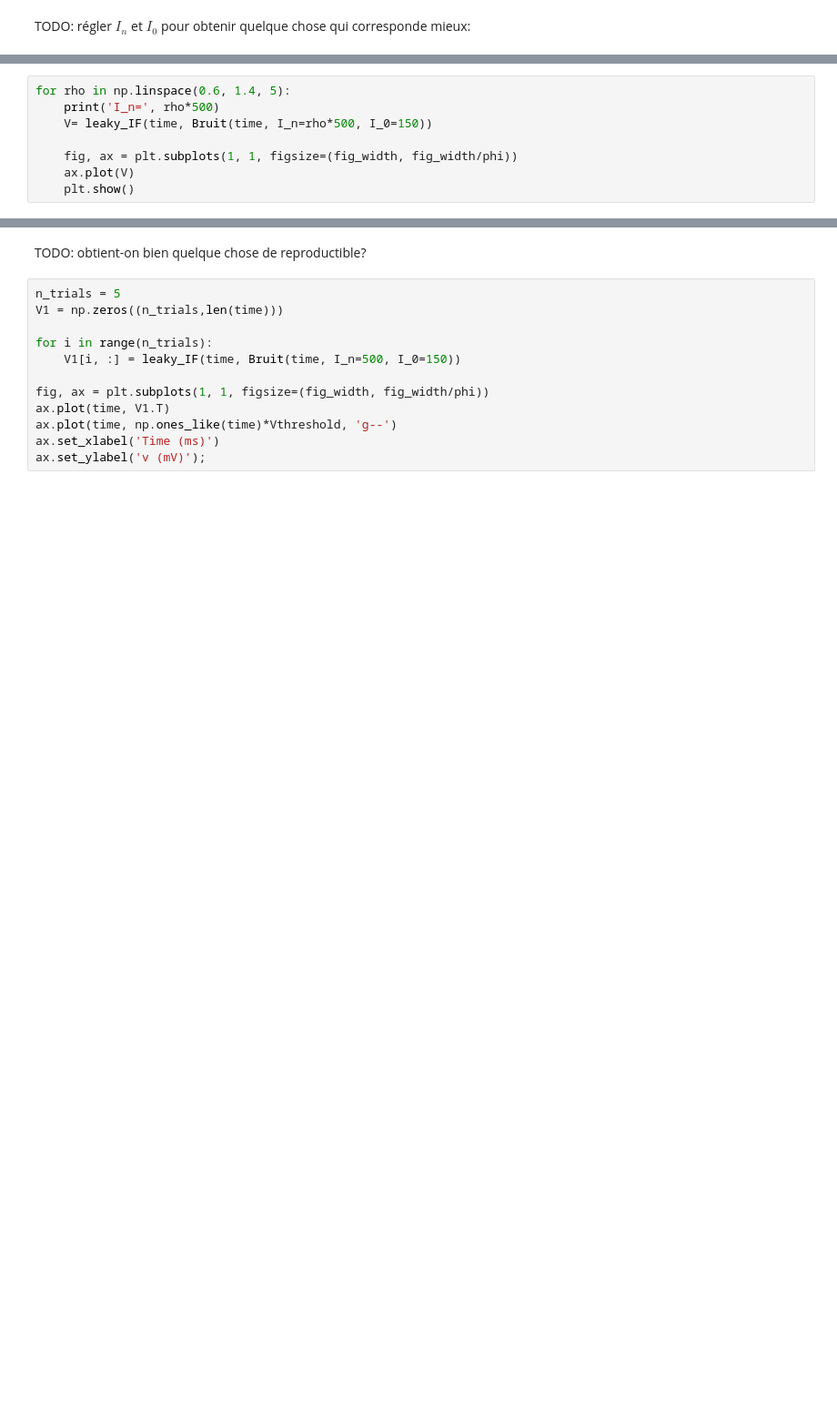
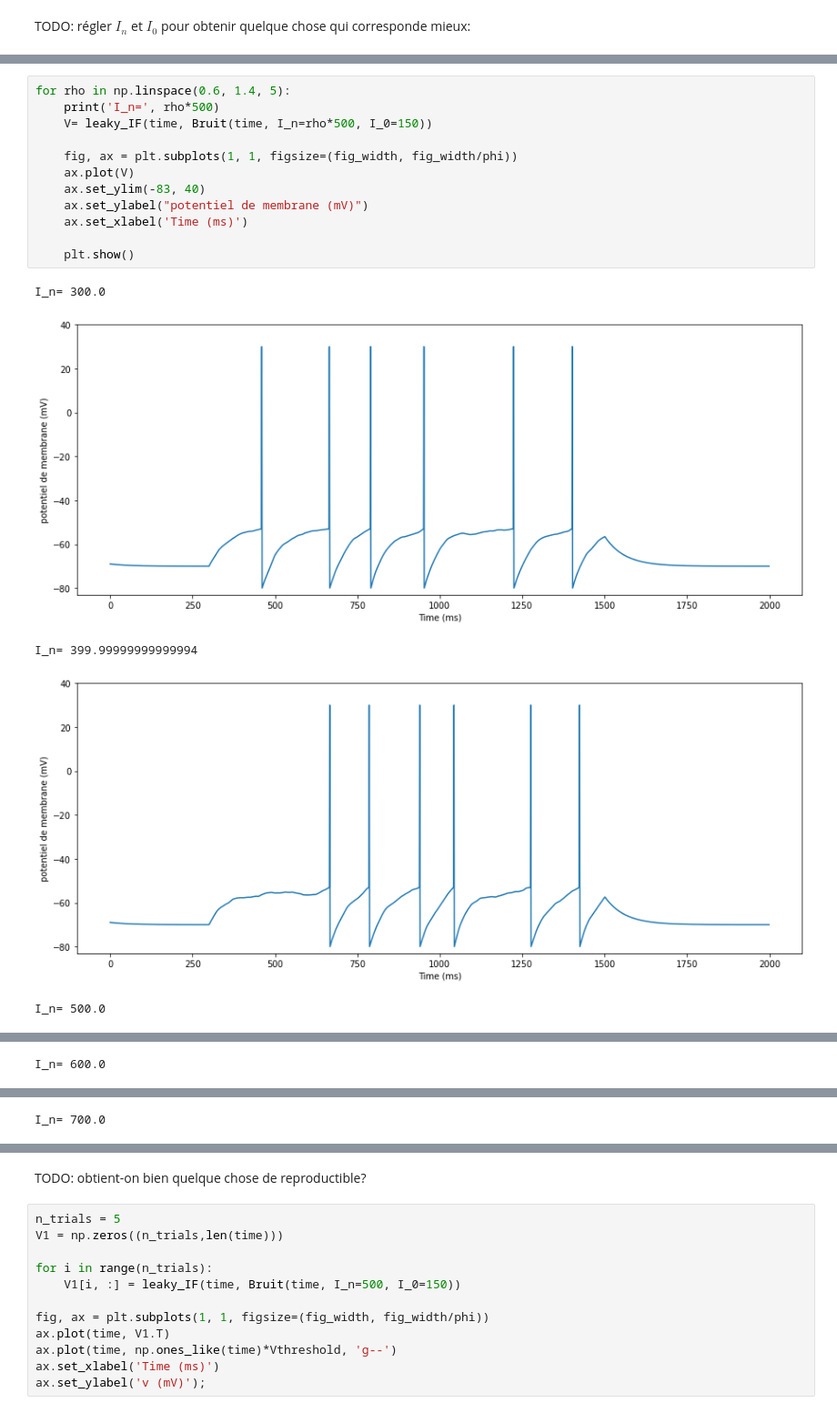
Before and after one commit to laurentperrinet/2021_UE-neurosciences-computationnelles, a Jupyter notebook: MainenSejnowski1995.ipynb, the cells around one changed output, grey strips where cells are left out. Shown at 91% size. Saved outputs shown, nothing was run; the diff lists cells and outputs as text; blank space fills up the shorter version.

```diff
--- a/MainenSejnowski1995.ipynb
+++ b/MainenSejnowski1995.ipynb
@@ -185,8 +232,18 @@ for rho in np.linspace(0.5, 1.2, 5):
 # %%
 for rho in np.linspace(0.6, 1.4, 5):
     print('I_n=', rho*500)
     V= leaky_IF(time, Bruit(time, I_n=rho*500, I_0=150))
 
     fig, ax = plt.subplots(1, 1, figsize=(fig_width, fig_width/phi))
     ax.plot(V)
+    ax.set_ylim(-83, 40)
+    ax.set_ylabel("potentiel de membrane (mV)")
+    ax.set_xlabel('Time (ms)')
+
     plt.show()
+# %% [output]
+I_n= 300.0
+[figure, added]
+I_n= 399.99999999999994
+[figure, added]
+I_n= 500.0
@@ -192,0 +251 @@ for rho in np.linspace(0.6, 1.4, 5):
+I_n= 600.0
@@ -192,0 +253 @@ for rho in np.linspace(0.6, 1.4, 5):
+I_n= 700.0
```
Also changed, not shown: parts of 24 cells of this notebook.
